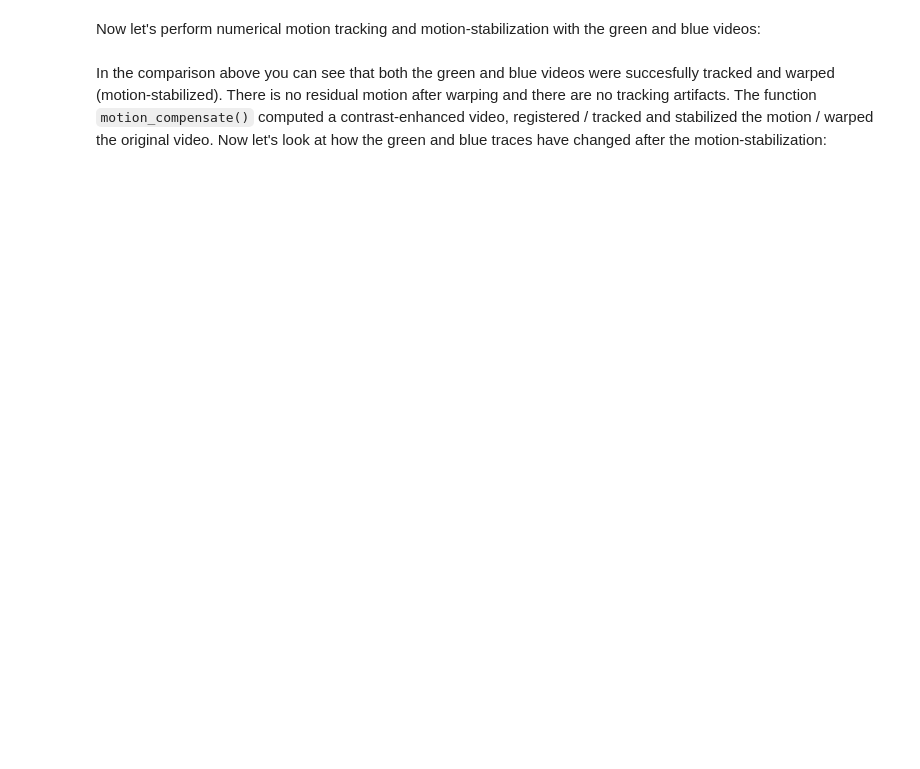
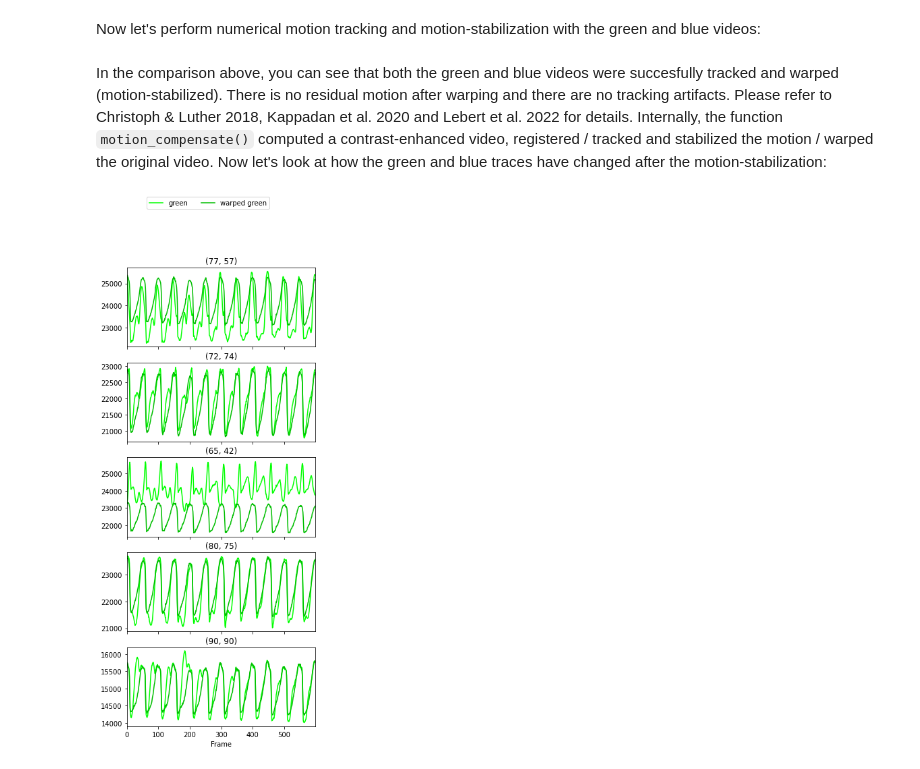
Before and after one commit to cardiacvision/optimap, a Jupyter notebook: docs/tutorials/ratiometry.ipynb, the cells around one changed output. Saved outputs shown, nothing was run; the diff lists cells and outputs as text; code cells hidden in the pictures; blank space fills up the shorter version.

```diff
--- a/docs/tutorials/ratiometry.ipynb
+++ b/docs/tutorials/ratiometry.ipynb
@@ -86,4 +88,8 @@ video_warped_blue = om.motion_compensate(video_blue, contrast_kernel=5, ref_fram
 om.video.playn([video_green, video_warped_green, video_blue, video_warped_blue],
                titles=["video green", "stabilized video green", "video blue", "stabilized video blue"], figsize=(8, 3.5));
 # %% [markdown]
-In the comparison above you can see that both the green and blue videos were succesfully tracked and warped (motion-stabilized). There is no residual motion after warping and there are no tracking artifacts. The function ``motion_compensate()`` computed a contrast-enhanced video, registered / tracked and stabilized the motion / warped the original video. Now let's look at how the green and blue traces have changed after the motion-stabilization:
+In the comparison above, you can see that both the green and blue videos were succesfully tracked and warped (motion-stabilized). There is no residual motion after warping and there are no tracking artifacts. Please refer to Christoph & Luther 2018, Kappadan et al. 2020 and Lebert et al. 2022 for details. Internally, the function ``motion_compensate()`` computed a contrast-enhanced video, registered / tracked and stabilized the motion / warped the original video. Now let's look at how the green and blue traces have changed after the motion-stabilization:
+# %%
+om.compare_traces([video_green, video_warped_green],[(77, 57), (72, 74), (65, 42), (80, 75), (90, 90)],labels=['green','warped green'], size=3, colors=[[0, 1, 0], [0, 0.75, 0]])
+# %% [output]
+[figure, added]
```
Also changed, not shown: parts of 21 cells of this notebook.
